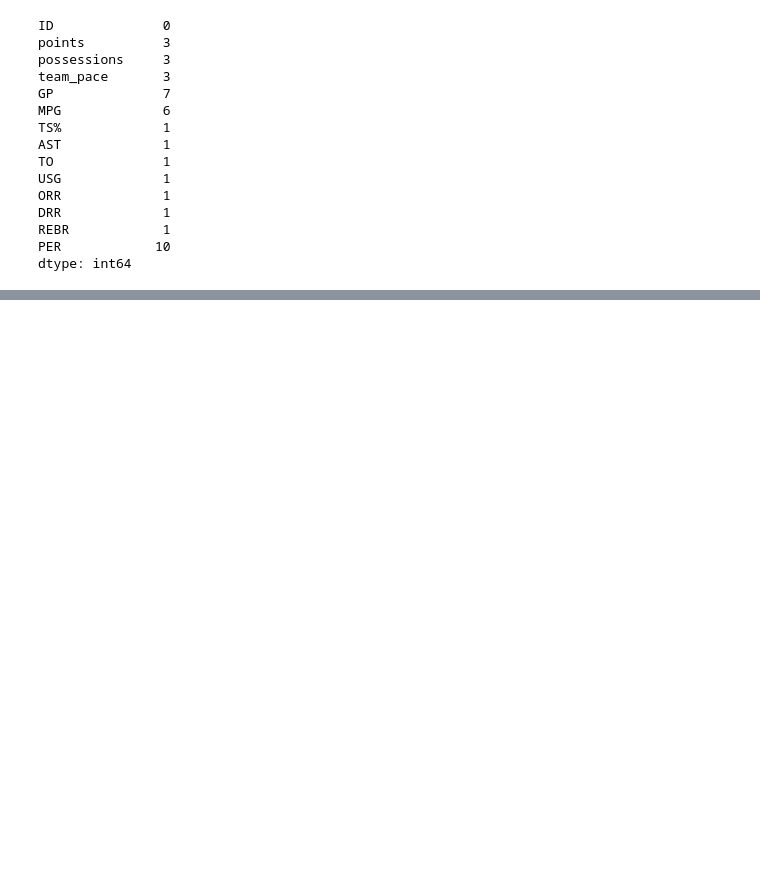
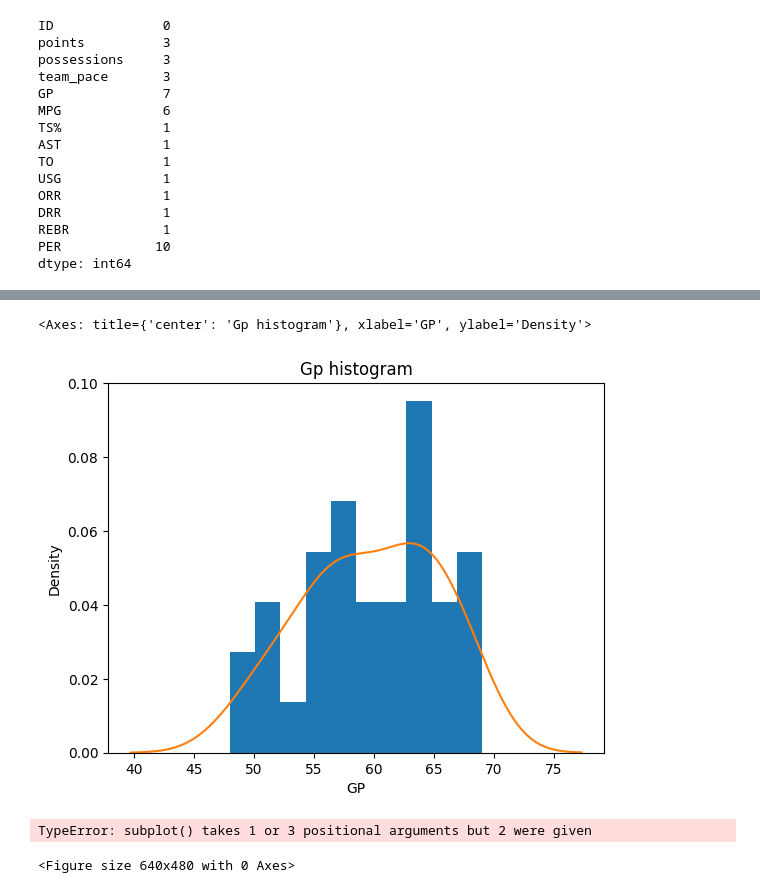
Before and after one commit to CHERIF2001/space-jam-ml, a Jupyter notebook: space-jam.ipynb, the cells around one changed output, grey strips where cells are left out. Cells and saved outputs as stored; diff of their text form; code cells hidden in the pictures; blank space fills up the shorter version.

```diff
--- a/space-jam.ipynb
+++ b/space-jam.ipynb
@@ -153,0 +369,21 @@ dtype: int64
+# %%
+# tracer la densité de probabilité de GP
+
+plt.hist(player_df['GP'], density=True, bins=10)
+plt.title('Gp histogram')
+sns.kdeplot(player_df['GP'])
+# %% [output]
+<Axes: title={'center': 'Gp histogram'}, xlabel='GP', ylabel='Density'>
+[figure, added]
+# %%
+# utiliser une boucle for pour generer une matrice KDEQ pour toutes les colonnes
+
+fig, axes = plt.subplot(3, 5, figsize=(18,11))
+fig.tight_layout(pad=2.0)
+
+# faire la boucle
+for i in range(len(cols)):
+    sns.kdeplot(ax=axes[i//5, i%5], data=player_df[cols[i]])
+# %% [output]
+TypeError: subplot() takes 1 or 3 positional arguments but 2 were given
+<Figure size 640x480 with 0 Axes>
```
Also changed, not shown: parts of 20 cells of this notebook.
